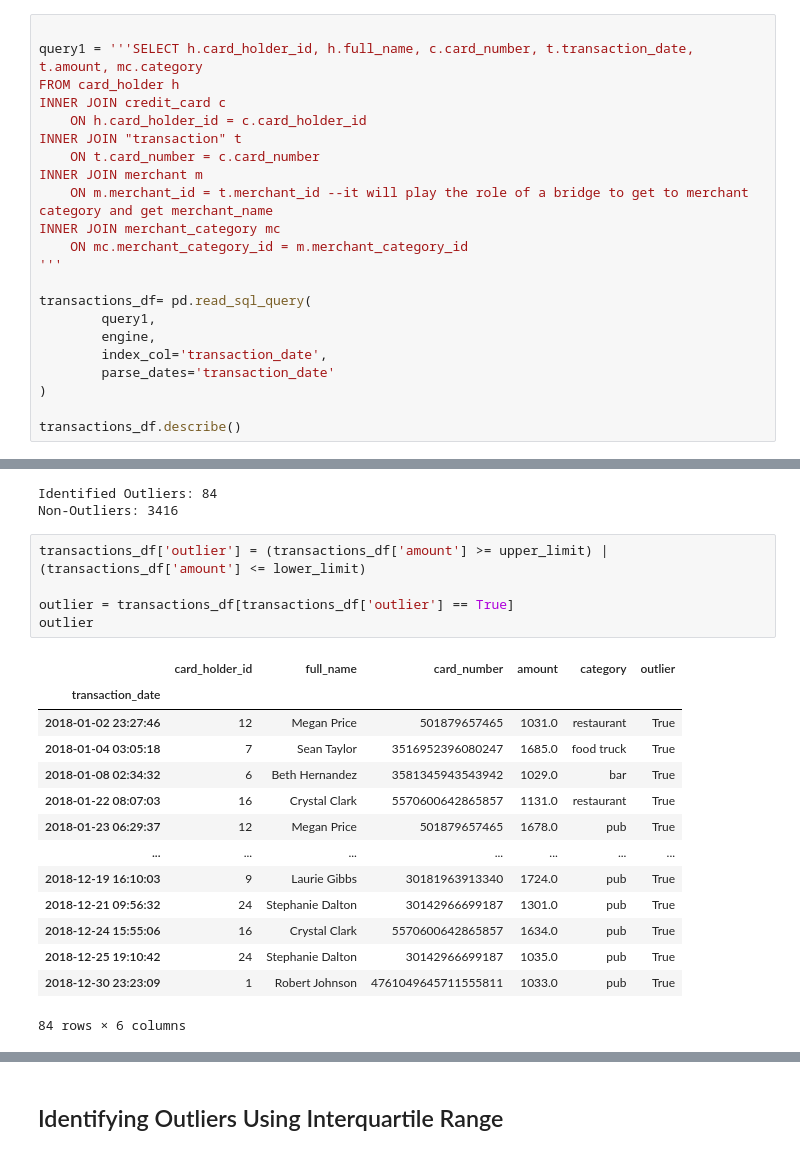
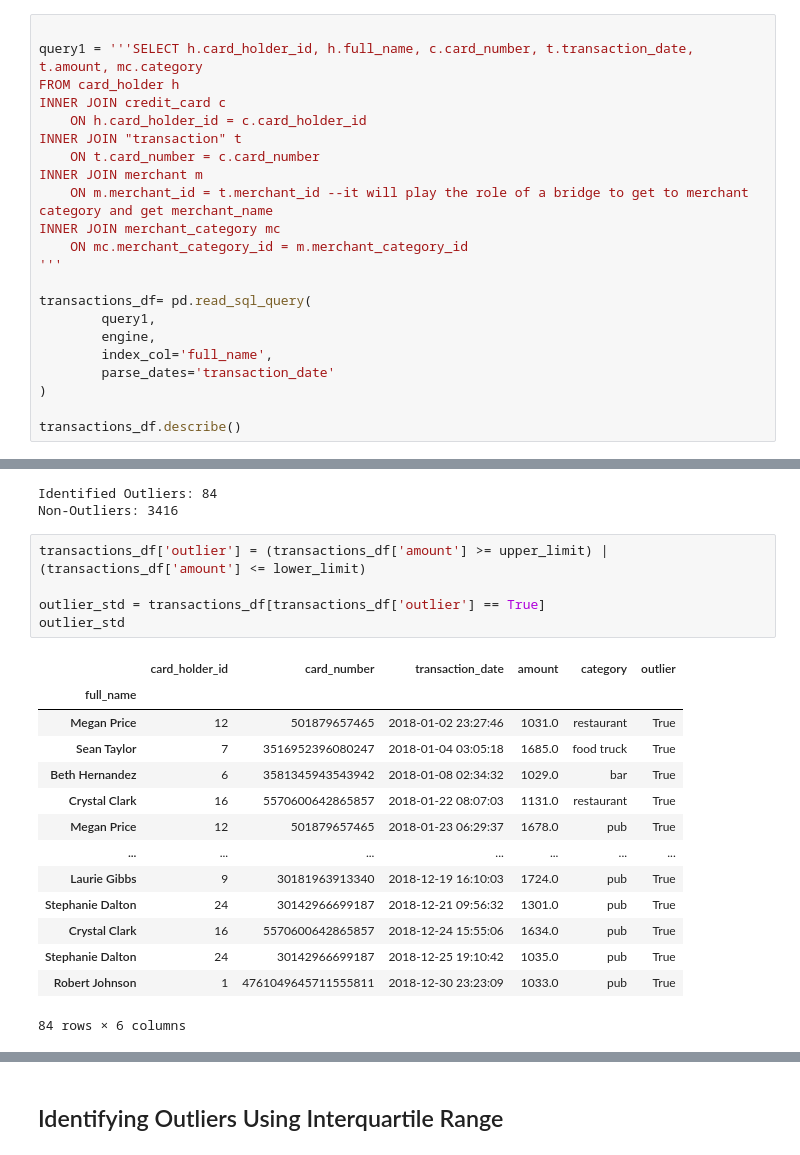
Before and after one commit to DDEEEVV/Looking_for_Suspicious_Transactions_HomeWork, a Jupyter notebook: Starter_Files/challenge.ipynb, the cells around one changed output, grey strips where cells are left out. Drawn from its saved outputs; the diff is of its cells as text.

```diff
--- a/Starter_Files/challenge.ipynb
+++ b/Starter_Files/challenge.ipynb
@@ -57,7 +60,7 @@ INNER JOIN merchant_category mc
 transactions_df= pd.read_sql_query(
         query1,
         engine,
-        index_col='transaction_date',
+        index_col='full_name',
         parse_dates='transaction_date'
 )
 
@@ -91,22 +94,22 @@ Non-Outliers: 3416
 # %%
 transactions_df['outlier'] = (transactions_df['amount'] >= upper_limit) | (transactions_df['amount'] <= lower_limit)
 
-outlier = transactions_df[transactions_df['outlier'] == True]
-outlier
+outlier_std = transactions_df[transactions_df['outlier'] == True]
+outlier_std
 # %% [output]
-|  | card_holder_id | full_name | card_number | amount | category | outlier |
-| transaction_date |  |  |  |  |  |  |
-| 2018-01-02 23:27:46 | 12 | Megan Price | 501879657465 | 1031.0 | restaurant | True |
-| 2018-01-04 03:05:18 | 7 | Sean Taylor | 3516952396080247 | 1685.0 | food truck | True |
-| 2018-01-08 02:34:32 | 6 | Beth Hernandez | 3581345943543942 | 1029.0 | bar | True |
-| 2018-01-22 08:07:03 | 16 | Crystal Clark | 5570600642865857 | 1131.0 | restaurant | True |
-| 2018-01-23 06:29:37 | 12 | Megan Price | 501879657465 | 1678.0 | pub | True |
+|  | card_holder_id | card_number | transaction_date | amount | category | outlier |
+| full_name |  |  |  |  |  |  |
+| Megan Price | 12 | 501879657465 | 2018-01-02 23:27:46 | 1031.0 | restaurant | True |
+| Sean Taylor | 7 | 3516952396080247 | 2018-01-04 03:05:18 | 1685.0 | food truck | True |
+| Beth Hernandez | 6 | 3581345943543942 | 2018-01-08 02:34:32 | 1029.0 | bar | True |
+| Crystal Clark | 16 | 5570600642865857 | 2018-01-22 08:07:03 | 1131.0 | restaurant | True |
+| Megan Price | 12 | 501879657465 | 2018-01-23 06:29:37 | 1678.0 | pub | True |
 | ... | ... | ... | ... | ... | ... | ... |
-| 2018-12-19 16:10:03 | 9 | Laurie Gibbs | 30181963913340 | 1724.0 | pub | True |
-| 2018-12-21 09:56:32 | 24 | Stephanie Dalton | 30142966699187 | 1301.0 | pub | True |
-| 2018-12-24 15:55:06 | 16 | Crystal Clark | 5570600642865857 | 1634.0 | pub | True |
-| 2018-12-25 19:10:42 | 24 | Stephanie Dalton | 30142966699187 | 1035.0 | pub | True |
-| 2018-12-30 23:23:09 | 1 | Robert Johnson | 4761049645711555811 | 1033.0 | pub | True |
+| Laurie Gibbs | 9 | 30181963913340 | 2018-12-19 16:10:03 | 1724.0 | pub | True |
+| Stephanie Dalton | 24 | 30142966699187 | 2018-12-21 09:56:32 | 1301.0 | pub | True |
+| Crystal Clark | 16 | 5570600642865857 | 2018-12-24 15:55:06 | 1634.0 | pub | True |
+| Stephanie Dalton | 24 | 30142966699187 | 2018-12-25 19:10:42 | 1035.0 | pub | True |
+| Robert Johnson | 1 | 4761049645711555811 | 2018-12-30 23:23:09 | 1033.0 | pub | True |
 84 rows × 6 columns
 # %%
 # Find anomalous transactions for 3 random card holders
```
Also changed, not shown: parts of 4 cells of this notebook, 8 other files.
